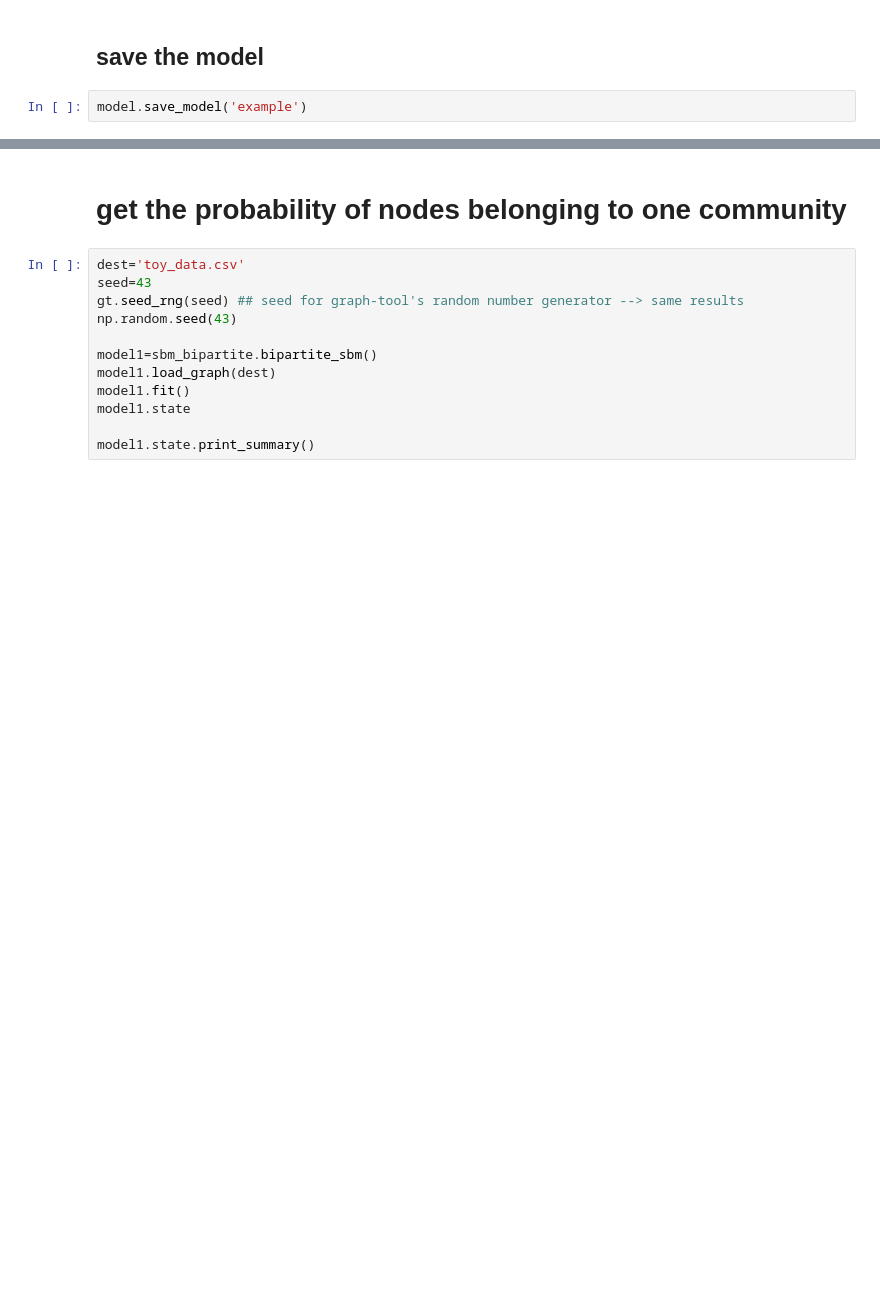
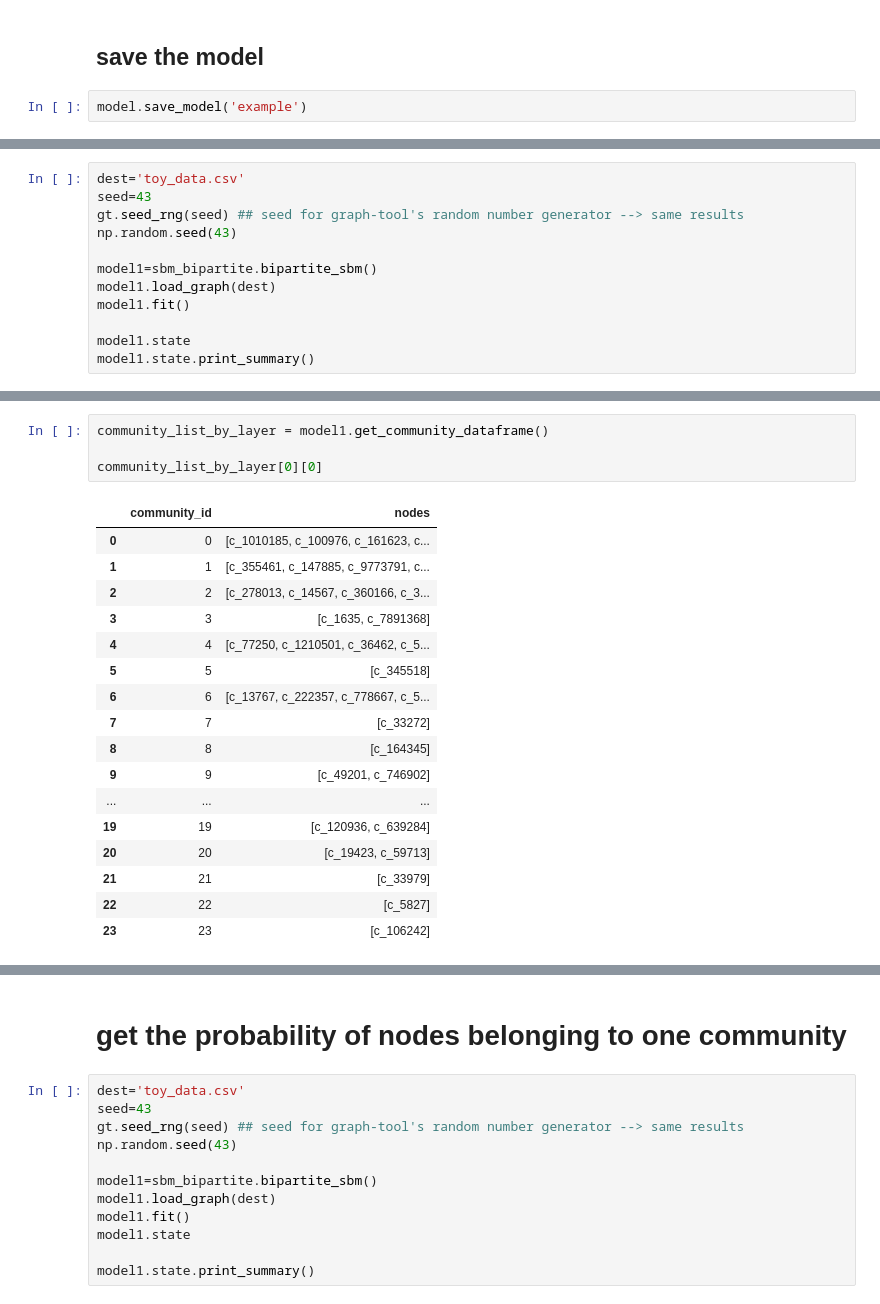
Before and after one commit to SimoneDaniotti/bipartite_sbm, a Jupyter notebook: tutorial.ipynb, the cells around one changed output, grey strips where cells are left out. Saved outputs shown, nothing was run; the diff lists cells and outputs as text; blank space fills up the shorter version.

```diff
--- a/tutorial.ipynb
+++ b/tutorial.ipynb
@@ -93,0 +181,12 @@ model.save_model('example')
+# %%
+dest='toy_data.csv'
+seed=43
+gt.seed_rng(seed) ## seed for graph-tool's random number generator --> same results
+np.random.seed(43)
+
+model1=sbm_bipartite.bipartite_sbm()
+model1.load_graph(dest)
+model1.fit()
+
+model1.state
+model1.state.print_summary()
@@ -93,0 +215,22 @@ model.save_model('example')
+# %%
+community_list_by_layer = model1.get_community_dataframe()
+
+community_list_by_layer[0][0]
+# %% [output]
+|  | community_id | nodes |
+| 0 | 0 | [c_1010185, c_100976, c_161623, c... |
+| 1 | 1 | [c_355461, c_147885, c_9773791, c... |
+| 2 | 2 | [c_278013, c_14567, c_360166, c_3... |
+| 3 | 3 | [c_1635, c_7891368] |
+| 4 | 4 | [c_77250, c_1210501, c_36462, c_5... |
+| 5 | 5 | [c_345518] |
+| 6 | 6 | [c_13767, c_222357, c_778667, c_5... |
+| 7 | 7 | [c_33272] |
+| 8 | 8 | [c_164345] |
+| 9 | 9 | [c_49201, c_746902] |
+| ... | ... | ... |
+| 19 | 19 | [c_120936, c_639284] |
+| 20 | 20 | [c_19423, c_59713] |
+| 21 | 21 | [c_33979] |
+| 22 | 22 | [c_5827] |
+| 23 | 23 | [c_106242] |
```
Also changed, not shown: parts of 19 cells of this notebook, 3 other files.
